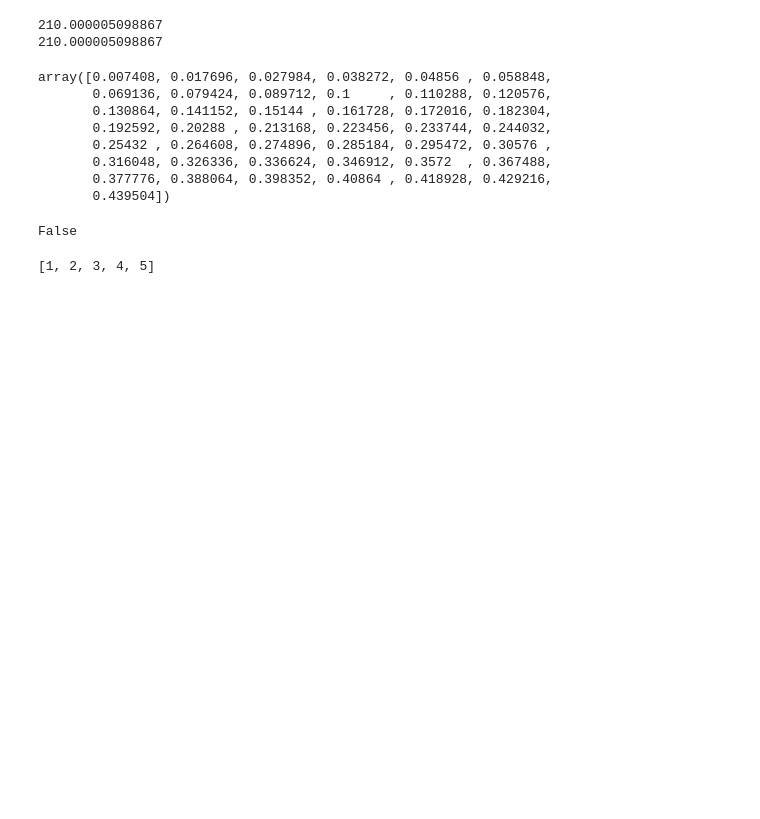
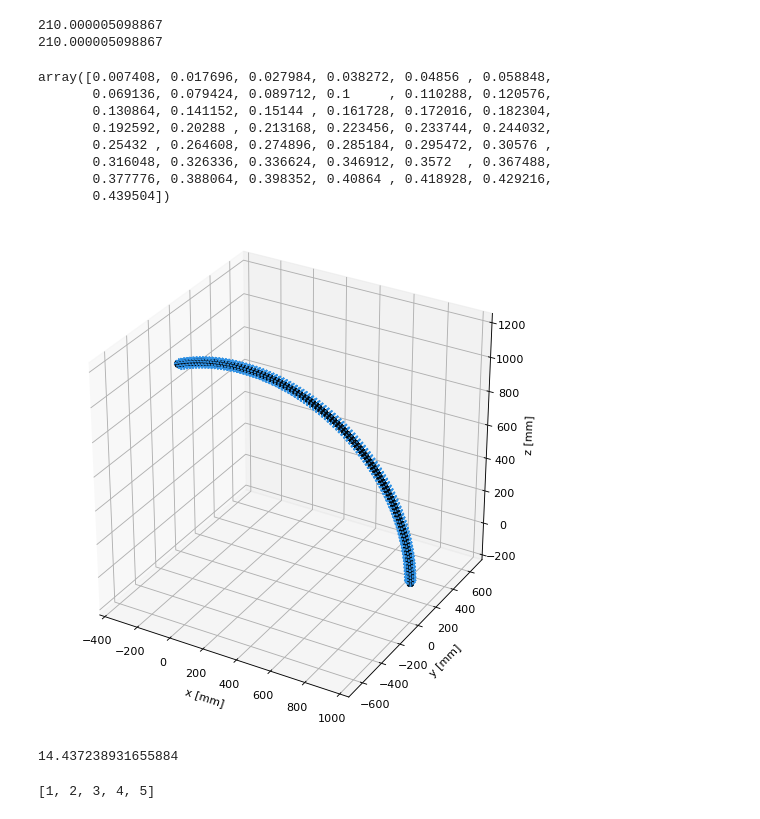
Before and after one commit to BillyTheKidPhysicist/storageRing, a Jupyter notebook: storageRingModel/notebook.ipynb, the cells around one changed output. Cells and saved outputs as stored; diff of their text form; code cells hidden in the pictures; blank space fills up the shorter version.

```diff
--- a/storageRingModel/notebook.ipynb
+++ b/storageRingModel/notebook.ipynb
@@ -99,16 +99,31 @@ array([0.007408, 0.017696, 0.027984, 0.038272, 0.04856 , 0.058848,
        0.316048, 0.326336, 0.336624, 0.346912, 0.3572  , 0.367488,
        0.377776, 0.388064, 0.398352, 0.40864 , 0.418928, 0.429216,
        0.439504])
-# %%
-numbers=[1,2,3,4,5,6]
-num_to_check=-1000
-is_num_in_numbers=False
-for number in numbers:
-    if number==num_to_check:
-        is_num_in_numbers=True
-is_num_in_numbers
-# %% [output]
-False
+# %%
+from HalbachLensClass import SegmentedBenderHalbach
+import numpy as np
+num_mags=100
+bender=SegmentedBenderHalbach(.01,1.0,.01,.0254/2,"N52",num_mags,(True,True),use_pos_mag_angs_only=True)
+bender.show()
+# %% [output]
+[figure, added]
+# %%
+import time
+r0=1.001
+points_per_mag=10
+points_s=num_mags*points_per_mag
+points=25*25*points_s
+angle_max=bender.make_lens_angle_array()[-1]
+angles=np.linspace(0,angle_max,points)
+x=np.cos(angles)*r0
+z=np.sin(angles)*r0
+y=np.zeros(len(x))
+coords=np.column_stack((x,y,z))
+t=time.time()
+bender.B_norm(coords[:100_000],use_approx=True)
+print(time.time()-t)
+# %% [output]
+14.437238931655884
 # %%
 numbers=[1,2,2,3,3,4,4,4,5]
 numbers_unique=[]
```
Also changed, not shown: parts of 11 cells of this notebook, 10 other files.
